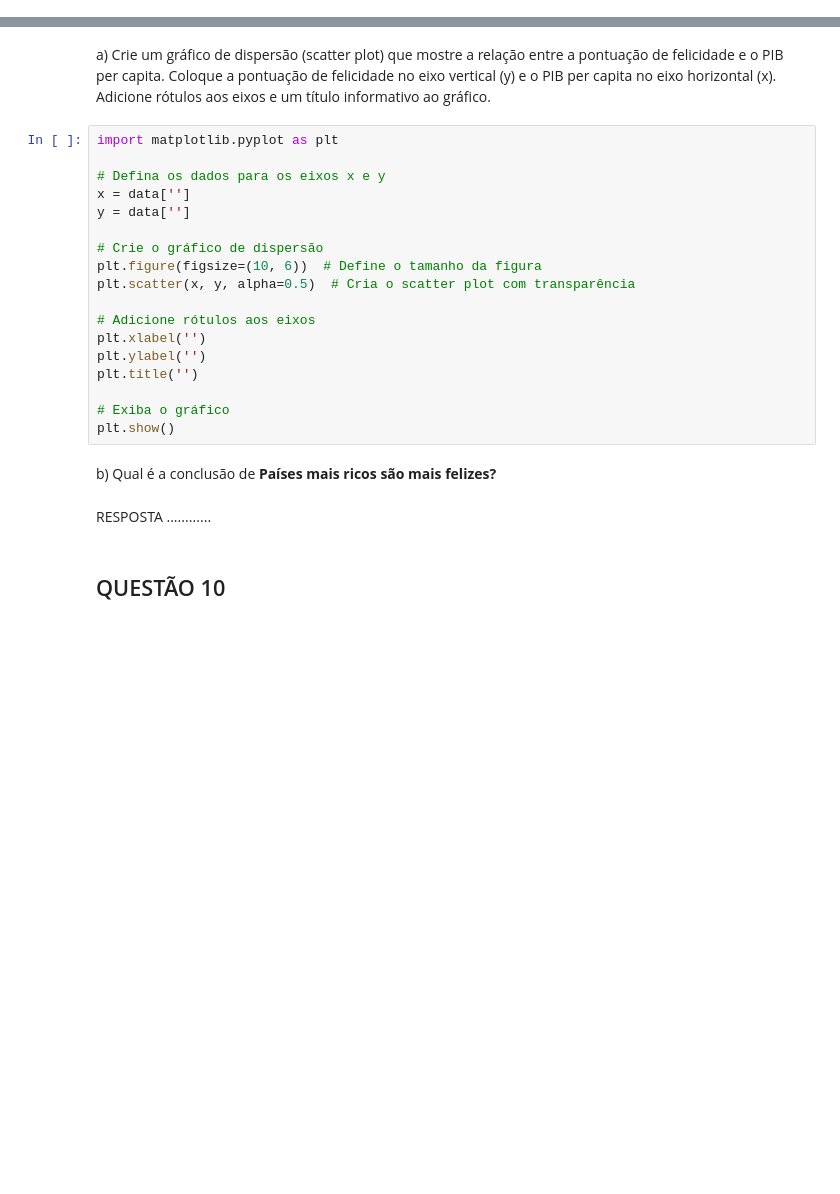
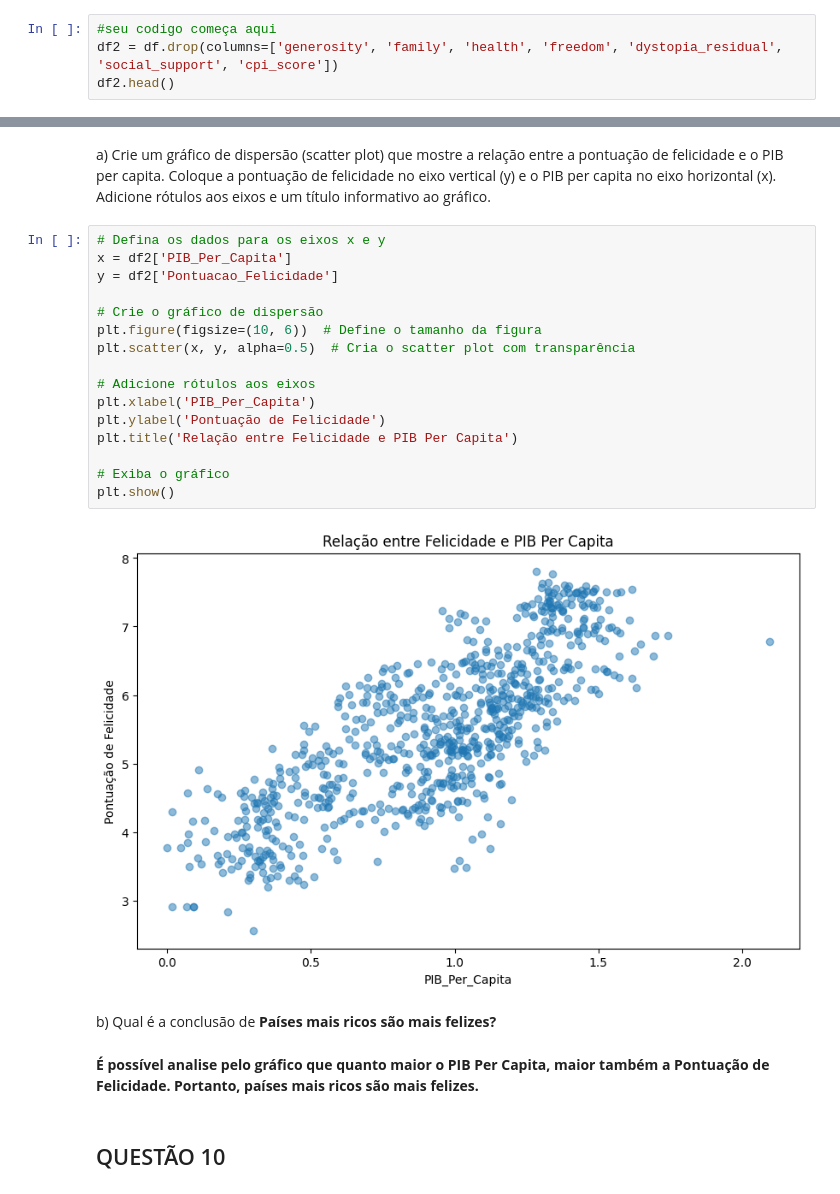
Before and after one commit to LuisOTSG/curso-feadev-python, a Jupyter notebook: Listas/lista5-respostas.ipynb, the cells around one changed output, grey strips where cells are left out. Saved outputs shown, nothing was run; the diff lists cells and outputs as text; blank space fills up the shorter version.

```diff
--- a/Listas/lista5-respostas.ipynb
+++ b/Listas/lista5-respostas.ipynb
@@ -75,0 +114,4 @@ a) Remova as colunas não relevantes que não serão usadas na análise, como "g
+# %%
+#seu codigo começa aqui
+df2 = df.drop(columns=['generosity', 'family', 'health', 'freedom', 'dystopia_residual', 'social_support', 'cpi_score'])
+df2.head()
@@ -188,27 +337,27 @@ RESPOSTA...............
 # %% [markdown]
 a) Crie um gráfico de dispersão (scatter plot) que mostre a relação entre a pontuação de felicidade e o PIB per capita. Coloque a pontuação de felicidade no eixo vertical (y) e o PIB per capita no eixo horizontal (x). Adicione rótulos aos eixos e um título informativo ao gráfico.
 # %%
-import matplotlib.pyplot as plt
-
 # Defina os dados para os eixos x e y
-x = data['']
-y = data['']
+x = df2['PIB_Per_Capita']
+y = df2['Pontuacao_Felicidade']
 
 # Crie o gráfico de dispersão
 plt.figure(figsize=(10, 6))  # Define o tamanho da figura
 plt.scatter(x, y, alpha=0.5)  # Cria o scatter plot com transparência
 
 # Adicione rótulos aos eixos
-plt.xlabel('')
-plt.ylabel('')
-plt.title('')
+plt.xlabel('PIB_Per_Capita')
+plt.ylabel('Pontuação de Felicidade')
+plt.title('Relação entre Felicidade e PIB Per Capita')
 
 # Exiba o gráfico
 plt.show()
+# %% [output]
+[figure, added]
 # %% [markdown]
 b) Qual é a conclusão de **Países mais ricos são mais felizes?**
-# %% [markdown]
-RESPOSTA  ............
+# %% [markdown]
+**É possível analise pelo gráfico que quanto maior o PIB Per Capita, maior também a Pontuação de Felicidade. Portanto, países mais ricos são mais felizes.**
 # %% [markdown]
 ## QUESTÃO 10
 # %% [markdown]
```
Also changed, not shown: parts of 38 cells of this notebook.
